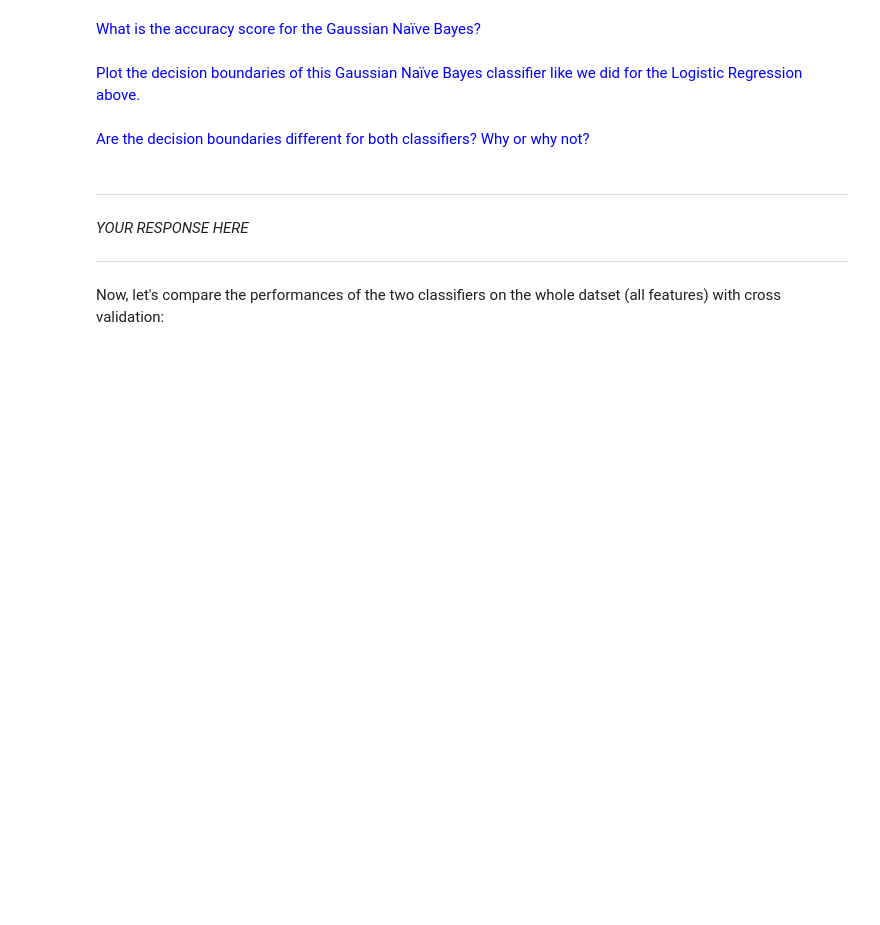
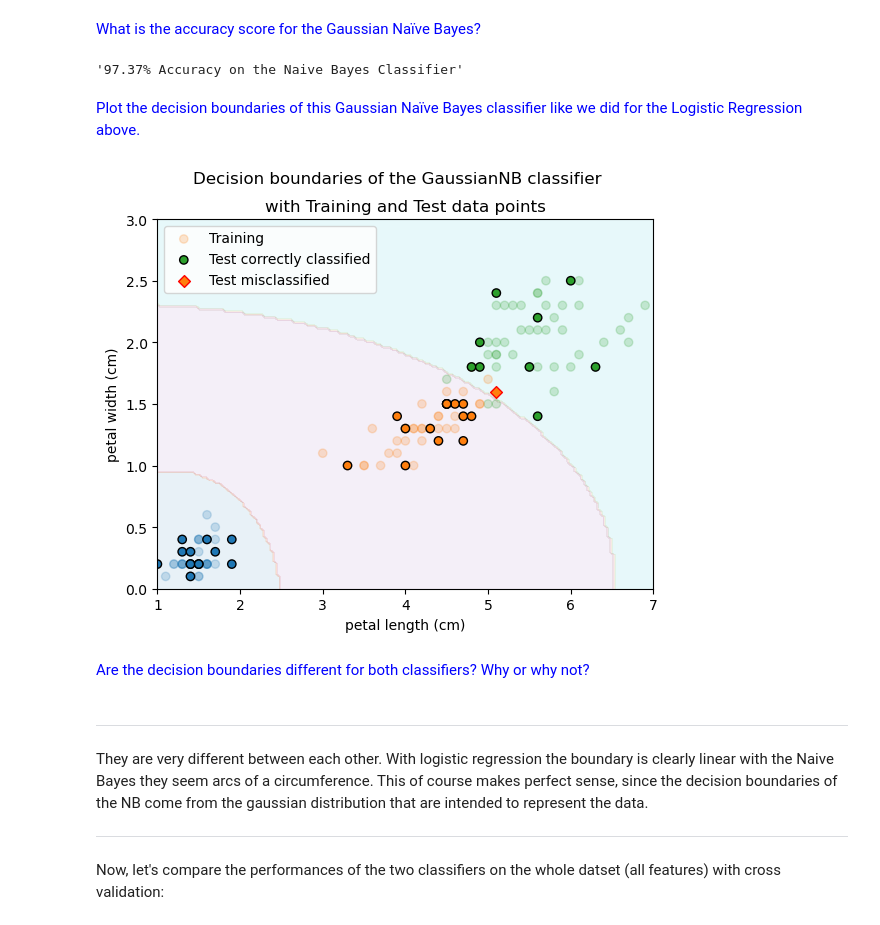
Before and after one commit to tomiock/ML2024-25, a Jupyter notebook: Session 5 - Probabilities, Bayesian Inference and Naive Bayes/P5_Bayesian_Update_and_Naive_Bayes.ipynb, the cells around one changed output. Cells and saved outputs as stored; diff of their text form; code cells hidden in the pictures; blank space fills up the shorter version.

```diff
--- a/Session 5 - Probabilities, Bayesian Inference and Naive Bayes/P5_Bayesian_Update_and_Naive_Bayes.ipynb
+++ b/Session 5 - Probabilities, Bayesian Inference and Naive Bayes/P5_Bayesian_Update_and_Naive_Bayes.ipynb
@@ -364,20 +405,32 @@ Note the linear boundaries of Logistic Regression and one mislabeled test instan
 <font color=blue>Use the same `train` and `test` datasets to fit a Gaussian Naïve Bayes classifier (`GaussianNB`) and make predictions, respectively.</font>
 # %%
 # YOUR CODE HERE
+
+# using sklearn of course, a library very close to our hearts at this point in the subject
+nb_classifier = GaussianNB() # default parameters
+y_hat = nb_classifier.fit(X_train, y_train).predict(X_test)
 # %% [markdown]
 <font color=blue>What is the accuracy score for the Gaussian Naïve Bayes?</font>
 # %%
 # YOUR CODE HERE
+
+acc_score = accuracy_score(y_test, y_hat)
+f'{acc_score * 100:.2f}% Accuracy on the Naive Bayes Classifier'
+# %% [output]
+'97.37% Accuracy on the Naive Bayes Classifier'
 # %% [markdown]
 <font color=blue>Plot the decision boundaries of this Gaussian Naïve Bayes classifier like we did for the Logistic Regression above.</font>
 # %%
 # YOUR CODE HERE
+plot_decision_boundaries2D(nb_classifier, X_train, X_test, y_train, y_test)
+# %% [output]
+[figure, added]
 # %% [markdown]
 <font color=blue>Are the decision boundaries different for both classifiers? Why or why not?</font>
 # %% [markdown]
 ---
 
-*YOUR RESPONSE HERE*
+They are very different between each other. With logistic regression the boundary is clearly linear with the Naive Bayes they seem arcs of a circumference. This of course makes perfect sense, since the decision boundaries of the NB come from the gaussian distribution that are intended to represent the data.
 
 ---
 # %% [markdown]
```
Also changed, not shown: parts of 14 cells of this notebook, 2 other files.
